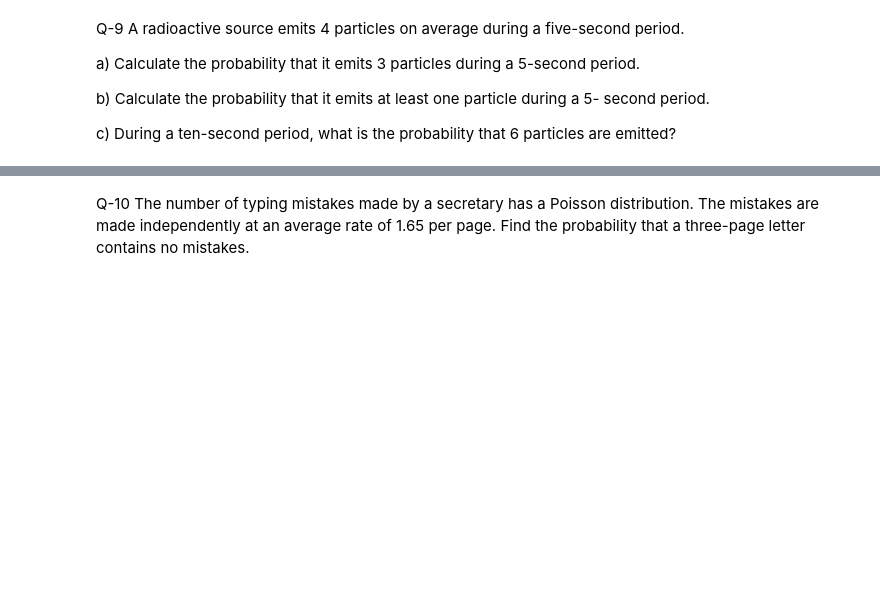
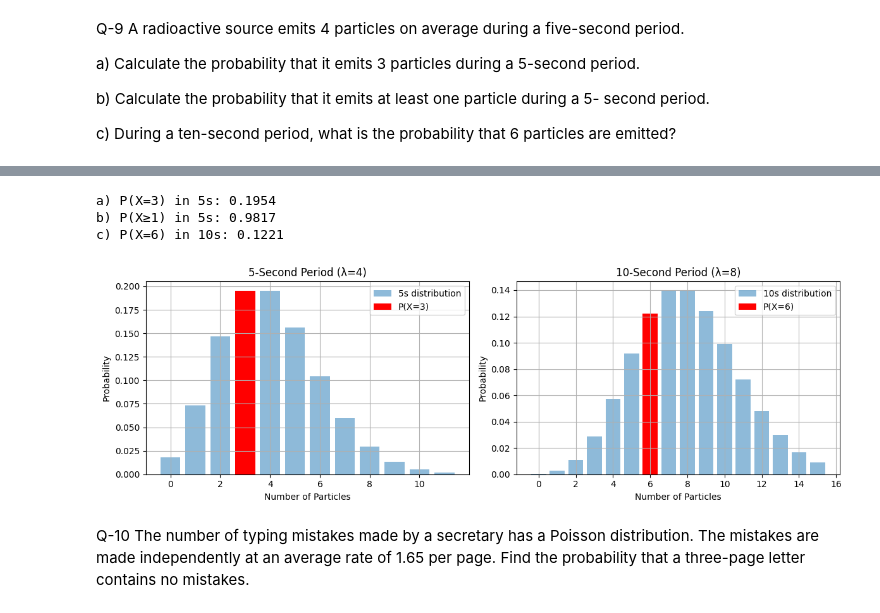
Before and after one commit to Moavia-Hassan/MS-Data-Science, a Jupyter notebook: Assignment_3_MoaviaHassan_24_MS_DS_09.ipynb, the cells around one changed output, grey strips where cells are left out. Drawn from its saved outputs; the diff is of its cells as text; code cells hidden in the pictures; blank space fills up the shorter version.

```diff
--- a/Assignment_3_MoaviaHassan_24_MS_DS_09.ipynb
+++ b/Assignment_3_MoaviaHassan_24_MS_DS_09.ipynb
@@ -1275,3 +1494,57 @@ emitted?
+# %%
+from scipy.stats import poisson
+import numpy as np
+import matplotlib.pyplot as plt
+
+# a) 3 particles in 5 seconds
+lambda_5s = 4
+prob_a = poisson.pmf(3, lambda_5s)
+print(f"a) P(X=3) in 5s: {prob_a:.4f}")  # 0.1954 or 19.54%
+
+# b) At least 1 particle in 5 seconds
+prob_b = 1 - poisson.pmf(0, lambda_5s)
+print(f"b) P(X≥1) in 5s: {prob_b:.4f}")  # 0.9817 or 98.17%
+
+# c) 6 particles in 10 seconds
+lambda_10s = 8  # doubled time period
+
+prob_c = poisson.pmf(6, lambda_10s)
+print(f"c) P(X=6) in 10s: {prob_c:.4f}")
+
+# Visualization
+plt.figure(figsize=(12, 4))
+
+# Plot for 5-second period
+plt.subplot(1, 2, 1)
+x_5s = np.arange(0, 12)
+pmf_5s = poisson.pmf(x_5s, lambda_5s)
+plt.bar(x_5s, pmf_5s, alpha=0.5, label='5s distribution')
+plt.bar(3, pmf_5s[3], color='red', label='P(X=3)')
+plt.title('5-Second Period (λ=4)')
+plt.xlabel('Number of Particles')
+plt.ylabel('Probability')
+plt.legend()
+plt.grid(True)
+
+# Plot for 10-second period
+plt.subplot(1, 2, 2)
+x_10s = np.arange(0, 16)
+pmf_10s = poisson.pmf(x_10s, lambda_10s)
+plt.bar(x_10s, pmf_10s, alpha=0.5, label='10s distribution')
+plt.bar(6, pmf_10s[6], color='red', label='P(X=6)')
+plt.title('10-Second Period (λ=8)')
+plt.xlabel('Number of Particles')
+plt.ylabel('Probability')
+plt.legend()
+plt.grid(True)
+
+plt.tight_layout()
+plt.show()
+# %% [output]
+a) P(X=3) in 5s: 0.1954
+b) P(X≥1) in 5s: 0.9817
+c) P(X=6) in 10s: 0.1221
+[figure, added]
 # %% [markdown]
 Q-10 The number of typing mistakes made by a secretary has a Poisson
 distribution. The mistakes are made independently at an average rate of 1.65
```
Also changed, not shown: parts of 5 cells of this notebook.
